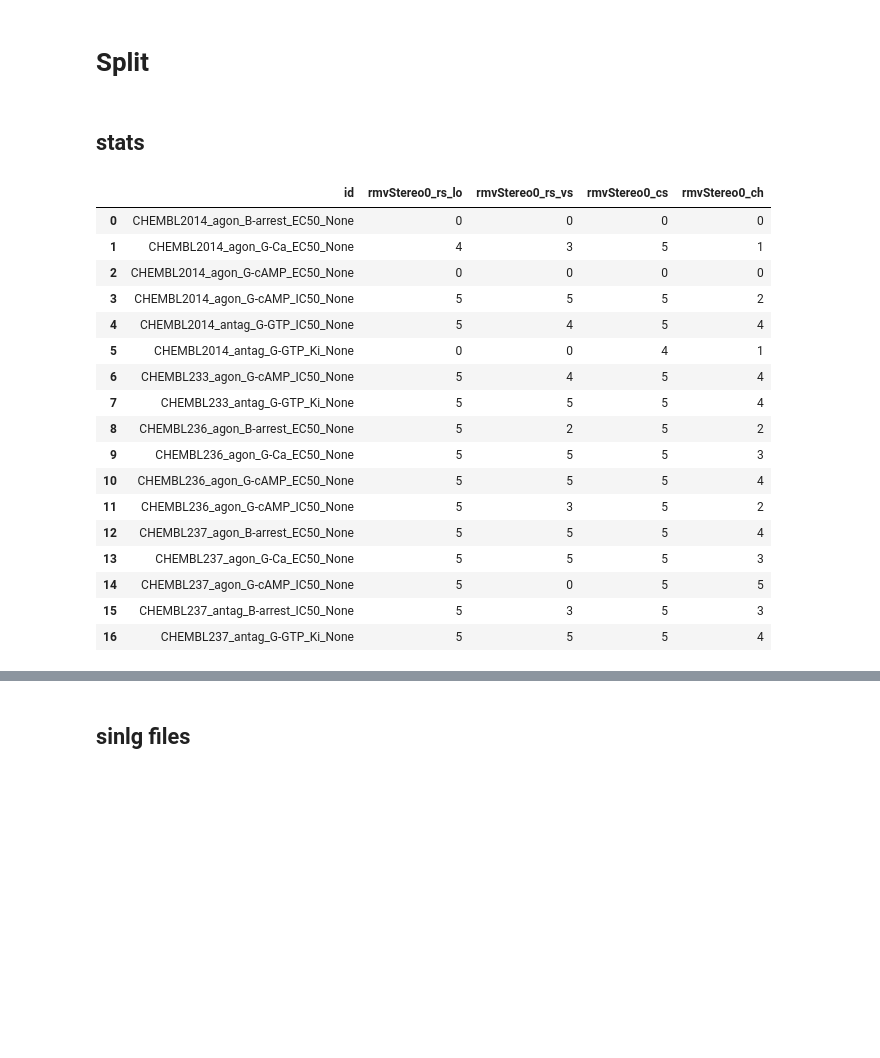
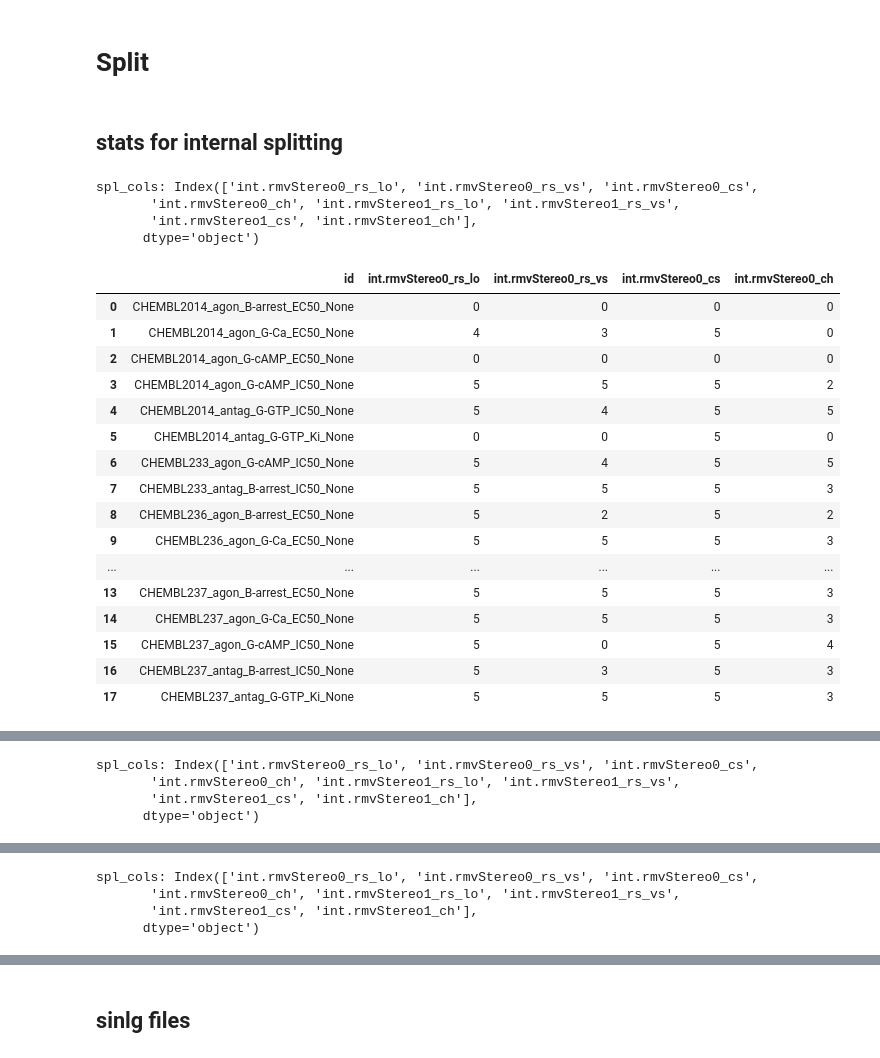
Before and after one commit to xixichennn/datacat4ml, a Jupyter notebook: datacat4ml/Scripts/data_prep/data_prep_viz.ipynb, the cells around one changed output, grey strips where cells are left out. Saved outputs shown, nothing was run; the diff lists cells and outputs as text; code cells hidden in the pictures; blank space fills up the shorter version.

```diff
--- a/datacat4ml/Scripts/data_prep/data_prep_viz.ipynb
+++ b/datacat4ml/Scripts/data_prep/data_prep_viz.ipynb
@@ -36,3 +36,18 @@ from IPython.display import display
 # %% [output]
 Available font names:
 ['C059', 'Cantarell', 'D050000L', 'DejaVu Sans', 'DejaVu Sans Display', 'DejaVu Sans Mono', 'DejaVu Serif', 'DejaVu Serif Display', 'Droid Arabic Kufi', 'Droid Sans', 'Droid Sans Armenian', 'Droid San ...
+# %%
+stats_file_path = os.path.join(CURA_DATA_DIR, 'test.csv')
+ds_cat_level = 'mhd'
+ds_type = 'or'
+rmvS0_ds_size_level = 's50'
+rmvS1_ds_size_level = 'b50'
+with open(stats_file_path, 'w') as f:
+                                f.write('ds_cat_level,ds_type,target_chembl_id,effect,assay,standard_type,assay_chembl_id,raw_size,removed_size,rmvS0_ds_size,rmvS0_ds_size_level,numStereo,rmvS1_ds_size,rmvS1_ds_size_level,max_num_atoms,max_mw,'
+                                        'vs_threshold,rmvS0_vs_num_active,rmvS0_vs_num_inactive,rmvS0_vs_percent_a, rmvS1_vs_num_active,rmvS1_vs_num_inactive,rmvS1_vs_percent_a,'
+                                        'lo_threshold,rmvS0_lo_num_active,rmvS0_lo_num_inactive,rmvS0_lo_percent_a,rmvS1_lo_num_active,rmvS1_lo_num_inactive,rmvS1_lo_percent_a\n'
+                                        )
+with open(stats_file_path, 'a') as f:
+        f.write(f"{ds_cat_level},{ds_type},"
+                f"{rmvS0_ds_size_level},{rmvS1_ds_size_level}"
+        )
@@ -895,10 +988,10 @@ NameError: name 'disp_2d_in_df' is not defined
 # %% [markdown]
 #### Heatmap: grouped by unique activity identifiers and 'canonical_smiles_by_Std'
 # %%
-# concatenate all files in 'cura_hhd_or/rmvDupMol0'
+# concatenate all files in 'cura_hhd_or/rmvD0'
 concat_curated_df = pd.DataFrame()
-for file in os.listdir(os.path.join(CURA_HHD_OR_DIR, 'rmvDupMol0')):
-    df = pd.read_csv(os.path.join(CURA_HHD_OR_DIR, 'rmvDupMol0', file))
+for file in os.listdir(os.path.join(CURA_HHD_OR_DIR, 'rmvD0')):
+    df = pd.read_csv(os.path.join(CURA_HHD_OR_DIR, 'rmvD0', file))
     concat_curated_df = pd.concat([concat_curated_df, df], ignore_index=True)
 print(f'The shape of concat_curated_df: {concat_curated_df.shape}')
 
@@ -1154,7 +1247,7 @@ histplot_MW(ds_df=cura_lhd_or_f, ds_type='or')
 # %% [markdown]
 # Split
 # %% [markdown]
-## stats
+## stats for internal splitting
 # %%
 def style_stats_df(stats_file = 'spl_mhd_or_stats.csv'):
 
@@ -1162,9 +1255,10 @@ def style_stats_df(stats_file = 'spl_mhd_or_stats.csv'):
     df = pd.read_csv(os.path.join(SPL_DATA_DIR, stats_file)).fillna('None')
 
     # get the spl columns
-    spl_cols = df.iloc[:, -8:].columns.tolist()
-    rmv0_cols = [col for col in spl_cols if col.__contains__('rmvStereo0')]
-    rmv1_cols = [col for col in spl_cols if col.__contains__('rmvStereo1')]
+    spl_cols = df.columns[df.columns.str.contains('int')]
+    print(f'spl_cols: {spl_cols}')
+    rmv0_cols = [col for col in spl_cols if col.__contains__('rmvS0')]
+    rmv1_cols = [col for col in spl_cols if col.__contains__('rmvS1')]
 
     # get rmv0 and rmv1 dfs
     df['id'] = df['target_chembl_id'] + '_' + df['effect'] + '_' + df['assay'] + '_' + df['standard_type'] + '_' + df['assay_chembl_id']
@@ -1187,30 +1281,33 @@ def style_stats_df(stats_file = 'spl_mhd_or_stats.csv'):
     # save styled dfs to PNG
     save_path = os.path.join(SPL_FIG_DIR, 'styled_stats')
     mkdirs(save_path)
-    styled_rmv0.to_html(os.path.join(save_path, f'{stats_file.replace("_stats.csv", "")}_rmvStereo0.html'))
-    styled_rmv1.to_html(os.path.join(save_path, f'{stats_file.replace("_stats.csv", "")}_rmvStereo1.html'))
+    styled_rmv0.to_html(os.path.join(save_path, f'{stats_file.replace("_stats.csv", "")}_rmvS0.html'))
+    styled_rmv1.to_html(os.path.join(save_path, f'{stats_file.replace("_stats.csv", "")}_rmvS1.html'))
 # %%
-style_stats_df(stats_file = 'spl_mhd_or_rmvDupMol0_stats.csv')
-style_stats_df(stats_file = 'spl_mhd_or_rmvDupMol1_stats.csv')
+style_stats_df(stats_file = 'spl_mhd_or_rmvD0_stats.csv')
+style_stats_df(stats_file = 'spl_mhd_or_rmvD1_stats.csv')
 
-style_stats_df(stats_file = 'spl_lhd_or_rmvDupMol0_stats.csv')
-style_stats_df(stats_file = 'spl_lhd_or_rmvDupMol1_stats.csv')
+style_stats_df(stats_file = 'spl_lhd_or_rmvD0_stats.csv')
+style_stats_df(stats_file = 'spl_lhd_or_rmvD1_stats.csv')
 # %% [output]
+spl_cols: Index(['int.rmvStereo0_rs_lo', 'int.rmvStereo0_rs_vs', 'int.rmvStereo0_cs',
+       'int.rmvStereo0_ch', 'int.rmvStereo1_rs_lo', 'int.rmvStereo1_rs_vs',
+       'int.rmvStereo1_cs', 'int.rmvStereo1_ch'],
+      dtype='object')
-|  | id | rmvStereo0_rs_lo | rmvStereo0_rs_vs | rmvStereo0_cs | rmvStereo0_ch |
+|  | id | int.rmvStereo0_rs_lo | int.rmvStereo0_rs_vs | int.rmvStereo0_cs | int.rmvStereo0_ch |
 | 0 | CHEMBL2014_agon_B-arrest_EC50_None | 0 | 0 | 0 | 0 |
-| 1 | CHEMBL2014_agon_G-Ca_EC50_None | 4 | 3 | 5 | 1 |
+| 1 | CHEMBL2014_agon_G-Ca_EC50_None | 4 | 3 | 5 | 0 |
 | 2 | CHEMBL2014_agon_G-cAMP_EC50_None | 0 | 0 | 0 | 0 |
 | 3 | CHEMBL2014_agon_G-cAMP_IC50_None | 5 | 5 | 5 | 2 |
-| 4 | CHEMBL2014_antag_G-GTP_IC50_None | 5 | 4 | 5 | 4 |
-| 5 | CHEMBL2014_antag_G-GTP_Ki_None | 0 | 0 | 4 | 1 |
-| 6 | CHEMBL233_agon_G-cAMP_IC50_None | 5 | 4 | 5 | 4 |
-| 7 | CHEMBL233_antag_G-GTP_Ki_None | 5 | 5 | 5 | 4 |
+| 4 | CHEMBL2014_antag_G-GTP_IC50_None | 5 | 4 | 5 | 5 |
+| 5 | CHEMBL2014_antag_G-GTP_Ki_None | 0 | 0 | 5 | 0 |
+| 6 | CHEMBL233_agon_G-cAMP_IC50_None | 5 | 4 | 5 | 5 |
+| 7 | CHEMBL233_antag_B-arrest_IC50_None | 5 | 5 | 5 | 3 |
 | 8 | CHEMBL236_agon_B-arrest_EC50_None | 5 | 2 | 5 | 2 |
 | 9 | CHEMBL236_agon_G-Ca_EC50_None | 5 | 5 | 5 | 3 |
-| 10 | CHEMBL236_agon_G-cAMP_EC50_None | 5 | 5 | 5 | 4 |
-| 11 | CHEMBL236_agon_G-cAMP_IC50_None | 5 | 3 | 5 | 2 |
-| 12 | CHEMBL237_agon_B-arrest_EC50_None | 5 | 5 | 5 | 4 |
-| 13 | CHEMBL237_agon_G-Ca_EC50_None | 5 | 5 | 5 | 3 |
-| 14 | CHEMBL237_agon_G-cAMP_IC50_None | 5 | 0 | 5 | 5 |
-| 15 | CHEMBL237_antag_B-arrest_IC50_None | 5 | 3 | 5 | 3 |
-| 16 | CHEMBL237_antag_G-GTP_Ki_None | 5 | 5 | 5 | 4 |
+| ... | ... | ... | ... | ... | ... |
+| 13 | CHEMBL237_agon_B-arrest_EC50_None | 5 | 5 | 5 | 3 |
+| 14 | CHEMBL237_agon_G-Ca_EC50_None | 5 | 5 | 5 | 3 |
+| 15 | CHEMBL237_agon_G-cAMP_IC50_None | 5 | 0 | 5 | 4 |
+| 16 | CHEMBL237_antag_B-arrest_IC50_None | 5 | 3 | 5 | 3 |
+| 17 | CHEMBL237_antag_G-GTP_Ki_None | 5 | 5 | 5 | 3 |
@@ -1233,0 +1331,4 @@ style_stats_df(stats_file = 'spl_lhd_or_rmvDupMol1_stats.csv')
+spl_cols: Index(['int.rmvStereo0_rs_lo', 'int.rmvStereo0_rs_vs', 'int.rmvStereo0_cs',
+       'int.rmvStereo0_ch', 'int.rmvStereo1_rs_lo', 'int.rmvStereo1_rs_vs',
+       'int.rmvStereo1_cs', 'int.rmvStereo1_ch'],
+      dtype='object')
@@ -1268,0 +1370,4 @@ style_stats_df(stats_file = 'spl_lhd_or_rmvDupMol1_stats.csv')
+spl_cols: Index(['int.rmvStereo0_rs_lo', 'int.rmvStereo0_rs_vs', 'int.rmvStereo0_cs',
+       'int.rmvStereo0_ch', 'int.rmvStereo1_rs_lo', 'int.rmvStereo1_rs_vs',
+       'int.rmvStereo1_cs', 'int.rmvStereo1_ch'],
+      dtype='object')
```
Also changed, not shown: parts of 23 cells of this notebook, 6 other files.
